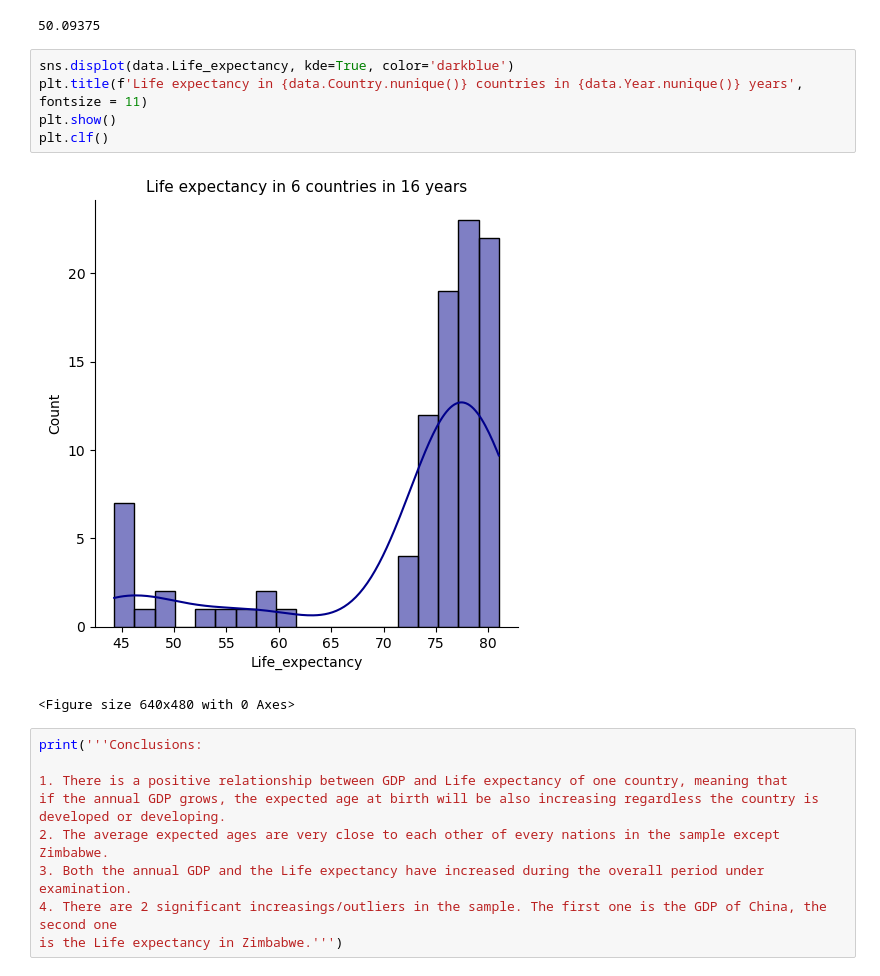
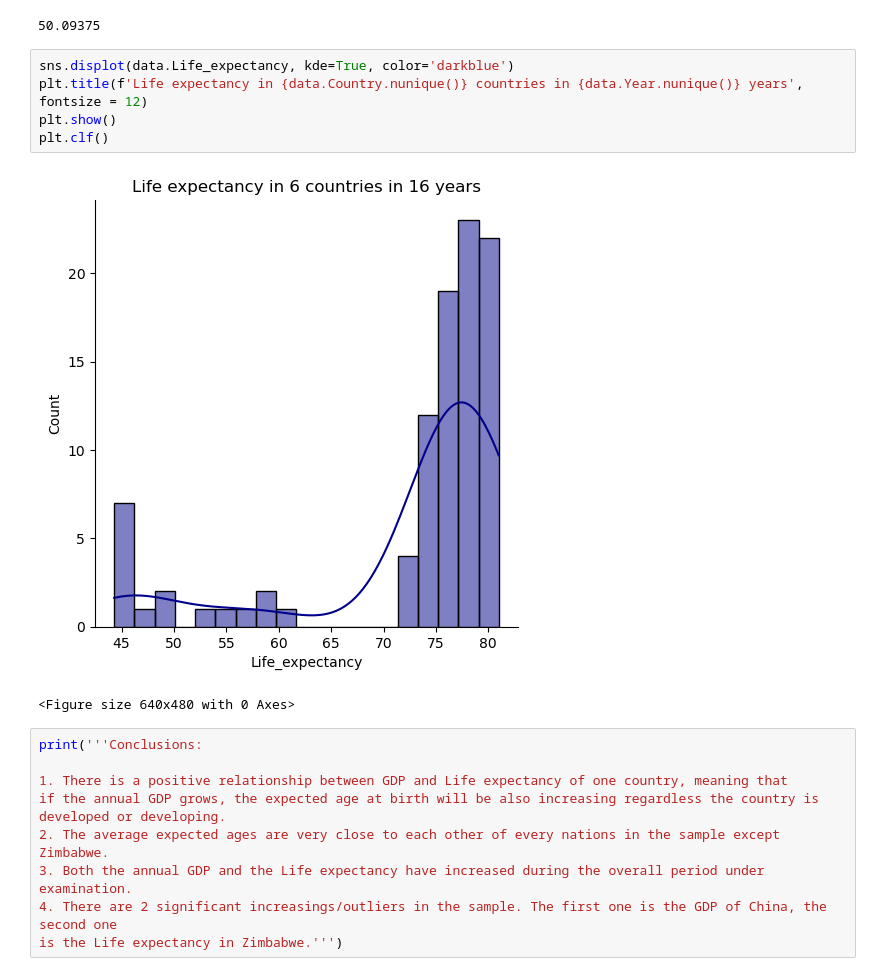
Before and after one commit to LiZoMark841619/GDP_Life_expectancy, a Jupyter notebook: GDP_Life_expectancy/life_expectancy_gdp.ipynb, the cells around one changed output. Drawn from its saved outputs; the diff is of its cells as text.

```diff
--- a/GDP_Life_expectancy/life_expectancy_gdp.ipynb
+++ b/GDP_Life_expectancy/life_expectancy_gdp.ipynb
@@ -258,11 +258,11 @@ np.mean(zimb.Life_expectancy)
 50.09375
 # %%
 sns.displot(data.Life_expectancy, kde=True, color='darkblue')
-plt.title(f'Life expectancy in {data.Country.nunique()} countries in {data.Year.nunique()} years', fontsize = 11)
+plt.title(f'Life expectancy in {data.Country.nunique()} countries in {data.Year.nunique()} years', fontsize = 12)
 plt.show()
 plt.clf()
 # %% [output]
-[figure, old version]
+[figure, new version]
 <Figure size 640x480 with 0 Axes>
 # %%
 print('''Conclusions:
```
Also changed, not shown: parts of 1 cell of this notebook.
